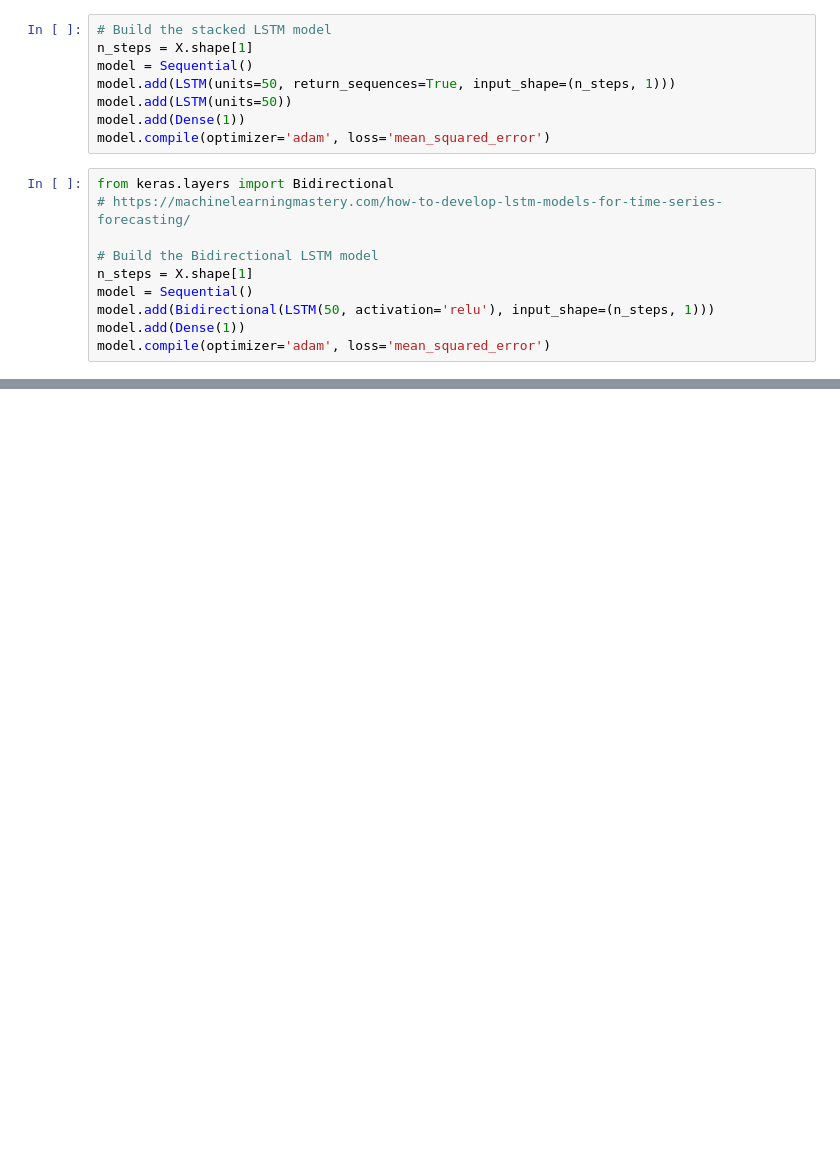
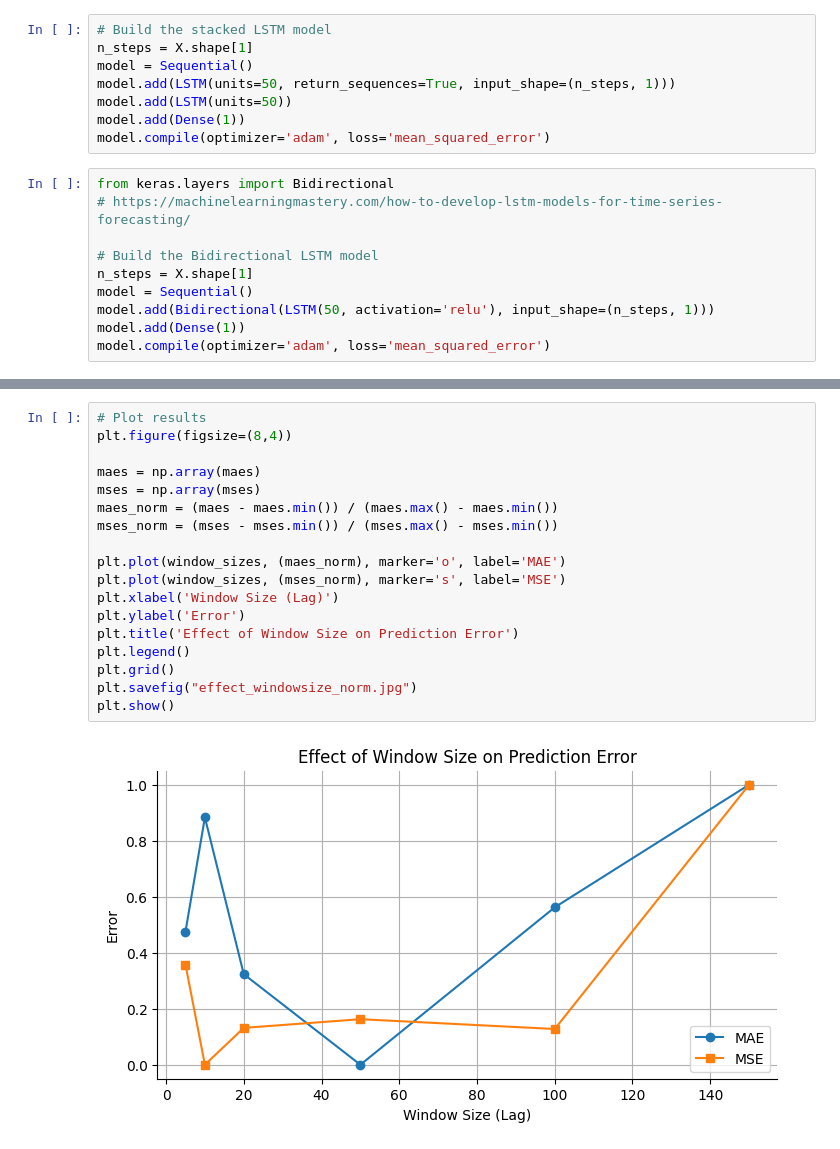
Before and after one commit to Lou1108/DeepLearning, a Jupyter notebook: Assignment1/LSTM.ipynb, the cells around one changed output, grey strips where cells are left out. Cells and saved outputs as stored; diff of their text form; blank space fills up the shorter version.

```diff
--- a/Assignment1/LSTM.ipynb
+++ b/Assignment1/LSTM.ipynb
@@ -104,0 +321,20 @@ plt.show()
+# %%
+# Plot results
+plt.figure(figsize=(8,4))
+
+maes = np.array(maes)
+mses = np.array(mses)
+maes_norm = (maes - maes.min()) / (maes.max() - maes.min())
+mses_norm = (mses - mses.min()) / (mses.max() - mses.min())
+
+plt.plot(window_sizes, (maes_norm), marker='o', label='MAE')
+plt.plot(window_sizes, (mses_norm), marker='s', label='MSE')
+plt.xlabel('Window Size (Lag)')
+plt.ylabel('Error')
+plt.title('Effect of Window Size on Prediction Error')
+plt.legend()
+plt.grid()
+plt.savefig("effect_windowsize_norm.jpg")
+plt.show()
+# %% [output]
+[figure, added]
```
Also changed, not shown: parts of 11 cells of this notebook.
